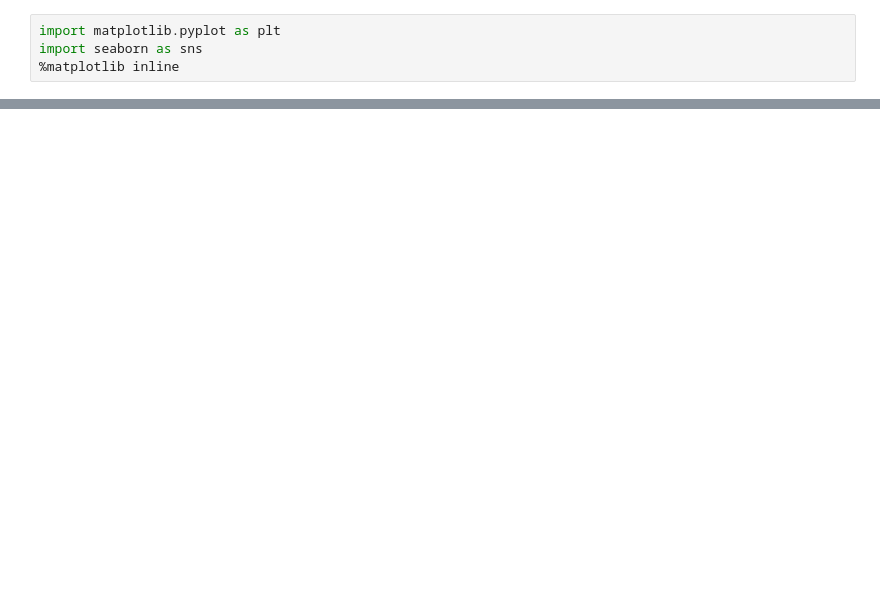
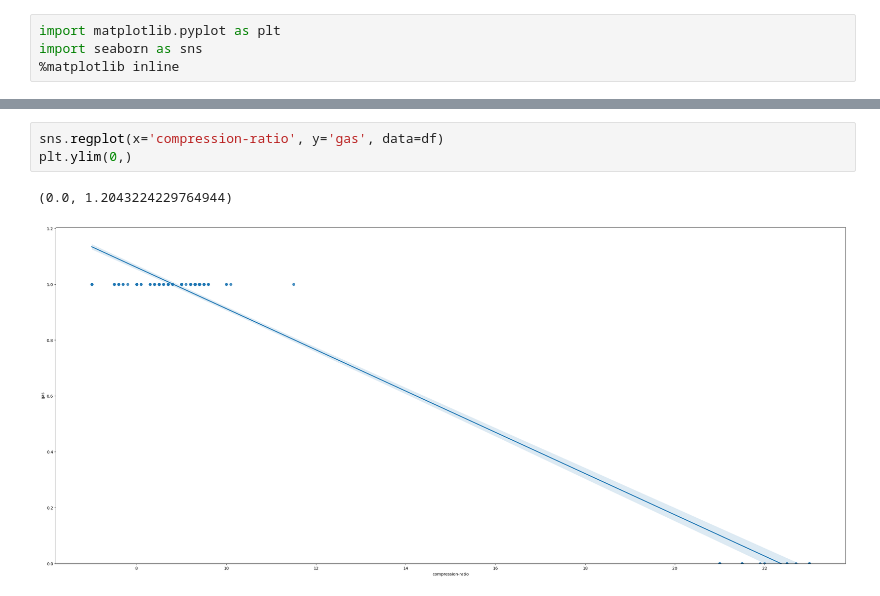
Before and after one commit to mohdkatlish/Python, a Jupyter notebook: IBM Data Analyst Python/week3_EDA.ipynb, the cells around one changed output, grey strips where cells are left out. Saved outputs shown, nothing was run; the diff lists cells and outputs as text; blank space fills up the shorter version.

```diff
--- a/IBM Data Analyst Python/week3_EDA.ipynb
+++ b/IBM Data Analyst Python/week3_EDA.ipynb
@@ -49,0 +26,6 @@ dtype: object
+# %%
+sns.regplot(x='compression-ratio', y='gas', data=df)
+plt.ylim(0,)
+# %% [output]
+(0.0, 1.2043224229764944)
+[figure, added]
```
Also changed, not shown: parts of 7 cells of this notebook.
